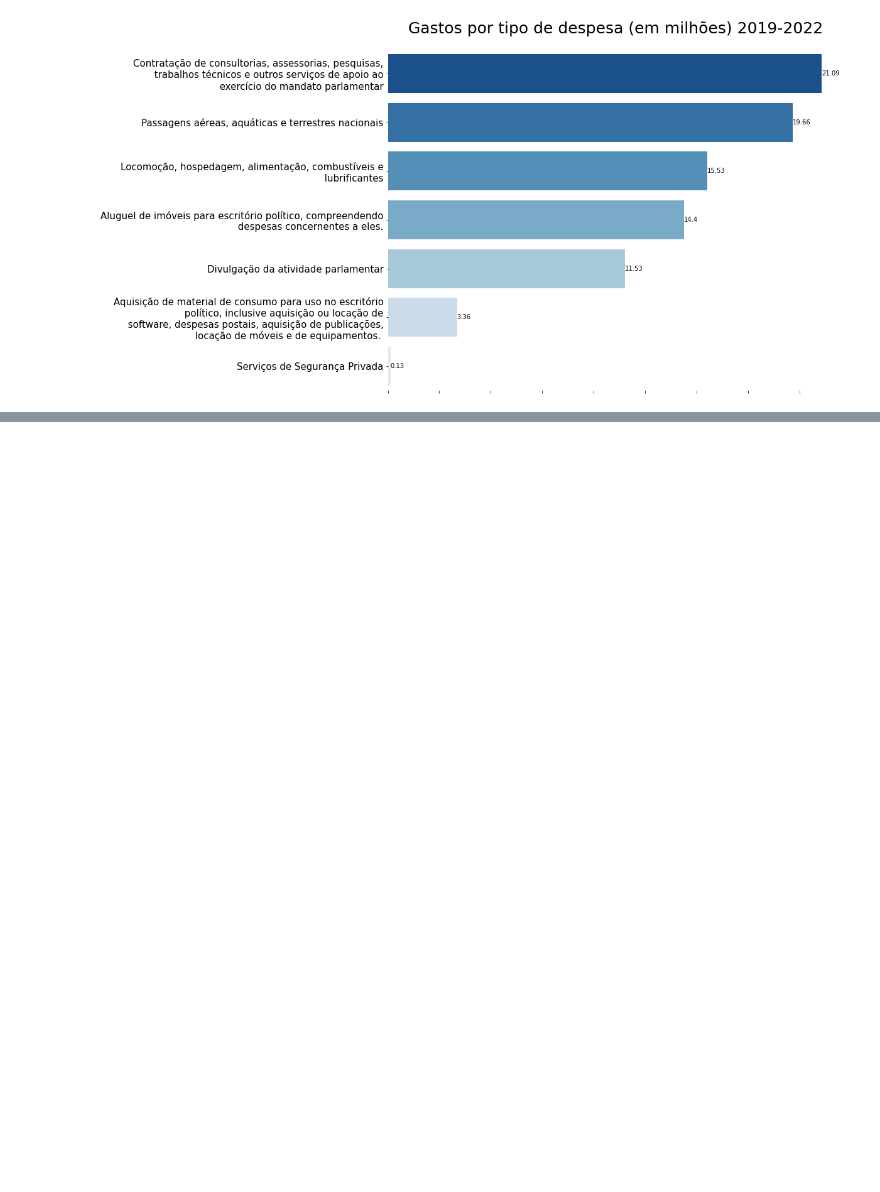
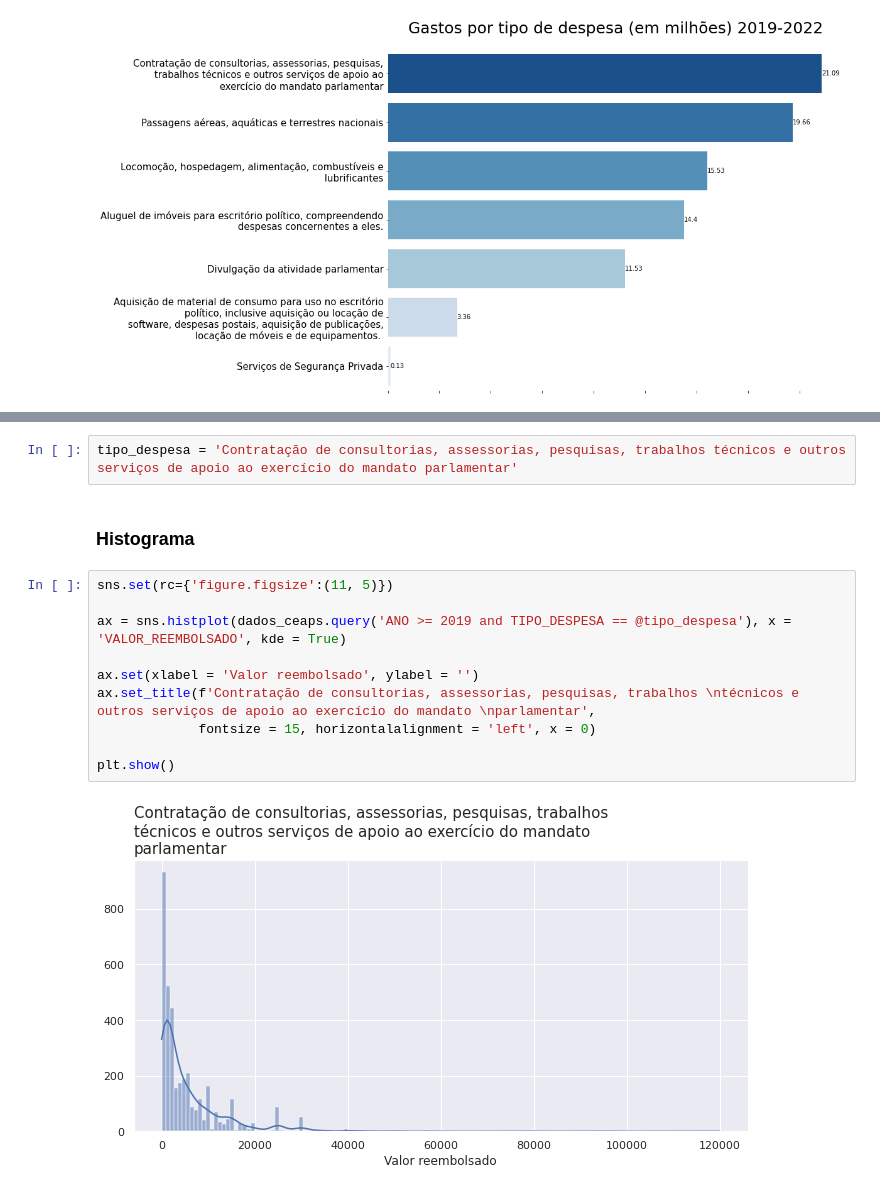
Before and after one commit to Tathy/Pesquisa-reembolsos-CEAPS, a Jupyter notebook: Pesquisa_sobre_dados_do_CEAPS.ipynb, the cells around one changed output, grey strips where cells are left out. Saved outputs shown, nothing was run; the diff lists cells and outputs as text; blank space fills up the shorter version.

Commit message:
Correcao na funcao de corte de labels. Analise sobre despesas com contratacao.

```diff
--- a/Pesquisa_sobre_dados_do_CEAPS.ipynb
+++ b/Pesquisa_sobre_dados_do_CEAPS.ipynb
@@ -693,0 +727,16 @@ plota_barras_horizontais(valor_despesas, x = 'valor_total_reembolso', y = 'tipo_
+# %%
+tipo_despesa = 'Contratação de consultorias, assessorias, pesquisas, trabalhos técnicos e outros serviços de apoio ao exercício do mandato parlamentar'
+# %% [markdown]
+### Histograma
+# %%
+sns.set(rc={'figure.figsize':(11, 5)})
+
+ax = sns.histplot(dados_ceaps.query('ANO >= 2019 and TIPO_DESPESA == @tipo_despesa'), x = 'VALOR_REEMBOLSADO', kde = True)
+
+ax.set(xlabel = 'Valor reembolsado', ylabel = '')
+ax.set_title(f'Contratação de consultorias, assessorias, pesquisas, trabalhos \ntécnicos e outros serviços de apoio ao exercício do mandato \nparlamentar',
+             fontsize = 15, horizontalalignment = 'left', x = 0)
+
+plt.show()
+# %% [output]
+[figure, added]
```
Also changed, not shown: parts of 32 cells of this notebook.
